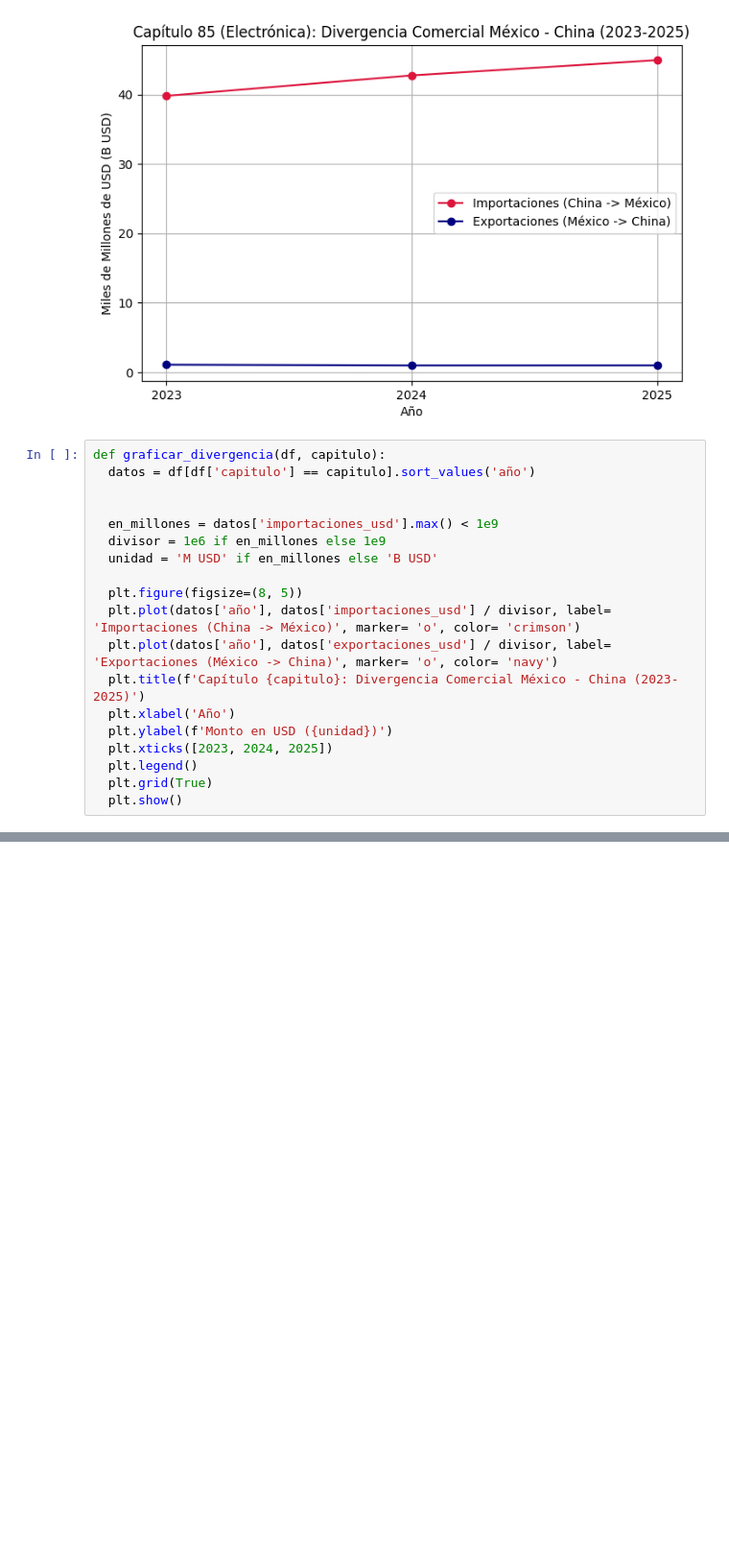
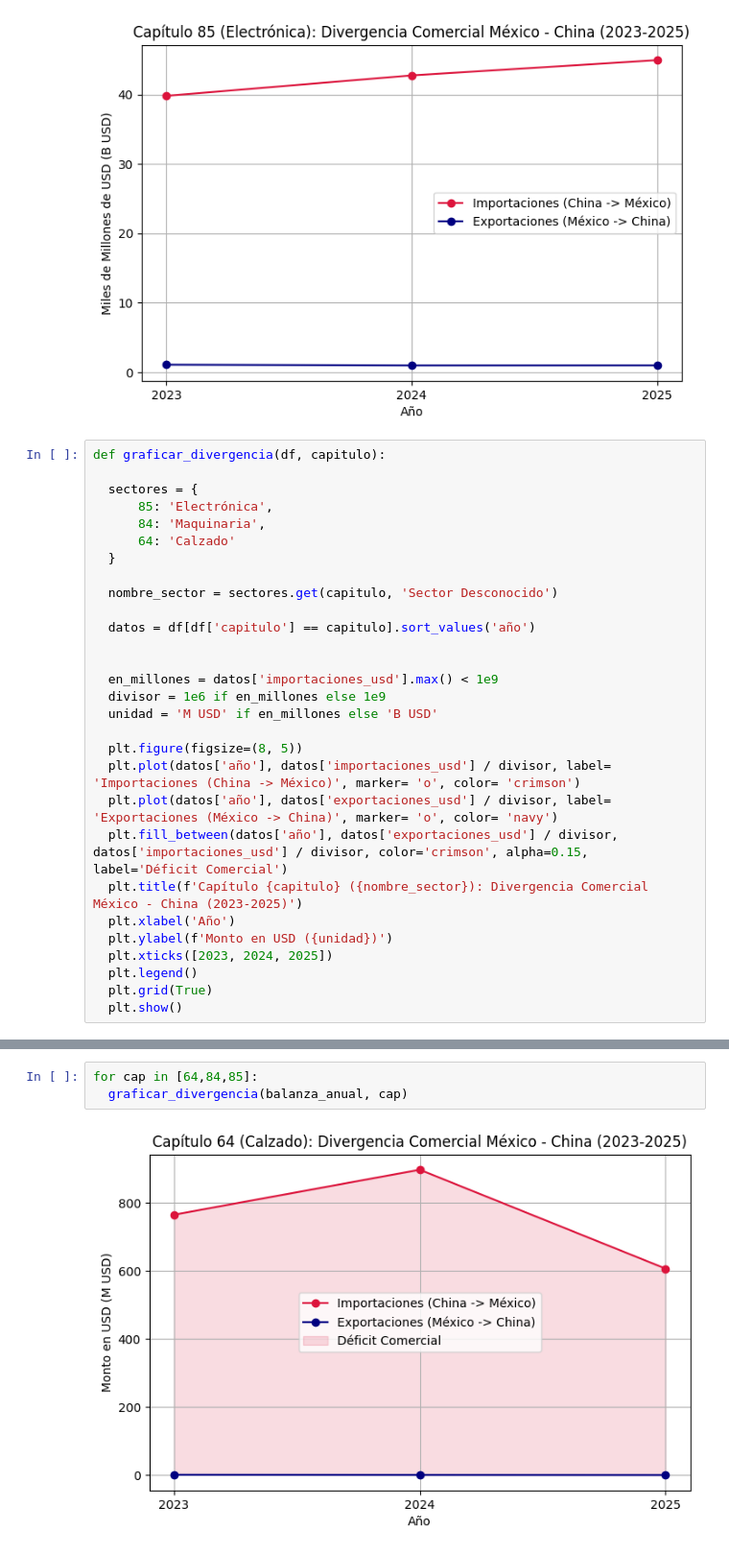
Before and after one commit to luisferdm6/03-china-mexico-trade-audit, a Jupyter notebook: 01_auditoria_asimetrias_china_mexico.ipynb, the cells around one changed output, grey strips where cells are left out. Shown at 96% size. Saved outputs shown, nothing was run; the diff lists cells and outputs as text; blank space fills up the shorter version.

Commit message:
feat(viz): integrar sombreado de deficit con fill_between y ejecucion por lotes

```diff
--- a/01_auditoria_asimetrias_china_mexico.ipynb
+++ b/01_auditoria_asimetrias_china_mexico.ipynb
@@ -198,6 +198,15 @@ plt.show()
 [figure]
 # %%
 def graficar_divergencia(df, capitulo):
+
+  sectores = {
+      85: 'Electrónica',
+      84: 'Maquinaria',
+      64: 'Calzado'
+  }
+
+  nombre_sector = sectores.get(capitulo, 'Sector Desconocido')
+
   datos = df[df['capitulo'] == capitulo].sort_values('año')
 
 
@@ -208,7 +217,8 @@ def graficar_divergencia(df, capitulo):
   plt.figure(figsize=(8, 5))
   plt.plot(datos['año'], datos['importaciones_usd'] / divisor, label= 'Importaciones (China -> México)', marker= 'o', color= 'crimson')
   plt.plot(datos['año'], datos['exportaciones_usd'] / divisor, label= 'Exportaciones (México -> China)', marker= 'o', color= 'navy')
-  plt.title(f'Capítulo {capitulo}: Divergencia Comercial México - China (2023-2025)')
+  plt.fill_between(datos['año'], datos['exportaciones_usd'] / divisor, datos['importaciones_usd'] / divisor, color='crimson', alpha=0.15, label='Déficit Comercial')
+  plt.title(f'Capítulo {capitulo} ({nombre_sector}): Divergencia Comercial México - China (2023-2025)')
   plt.xlabel('Año')
   plt.ylabel(f'Monto en USD ({unidad})')
   plt.xticks([2023, 2024, 2025])
@@ -227,0 +228,5 @@ graficar_divergencia(balanza_anual, 64)
+# %%
+for cap in [64,84,85]:
+  graficar_divergencia(balanza_anual, cap)
+# %% [output]
+[figure, added]
```
Also changed, not shown: parts of 3 cells of this notebook.
